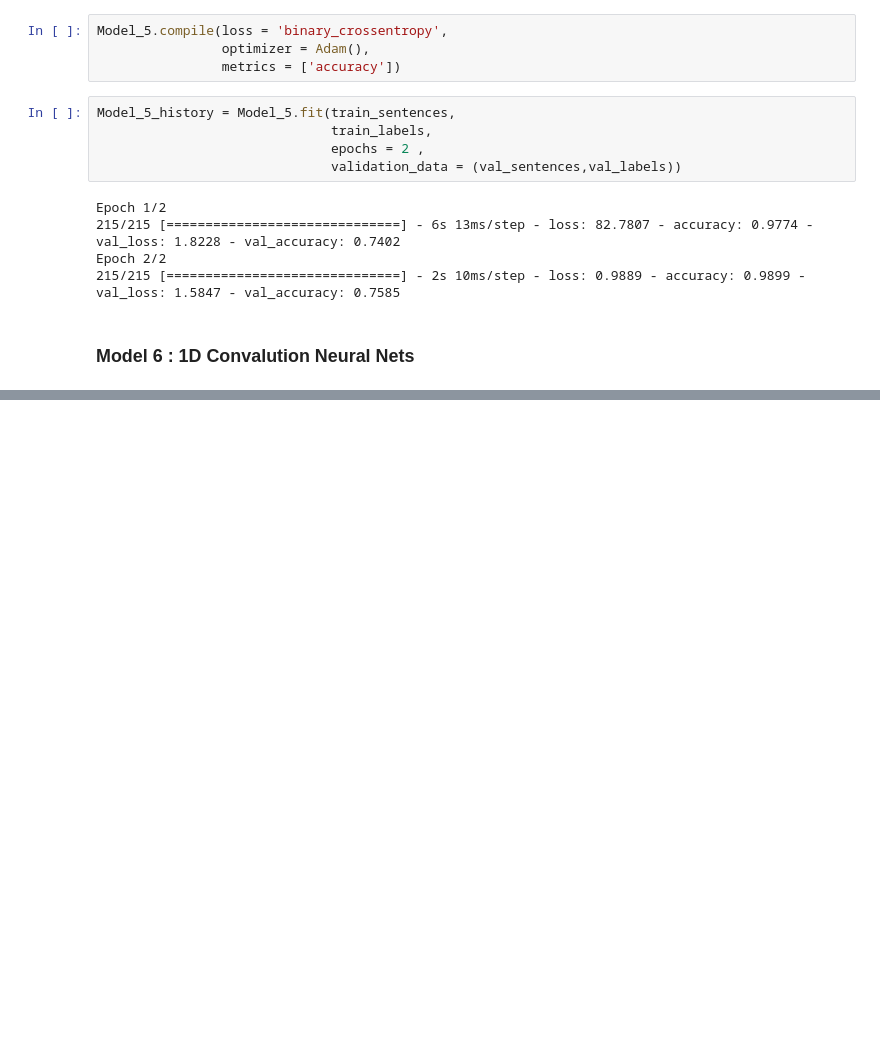
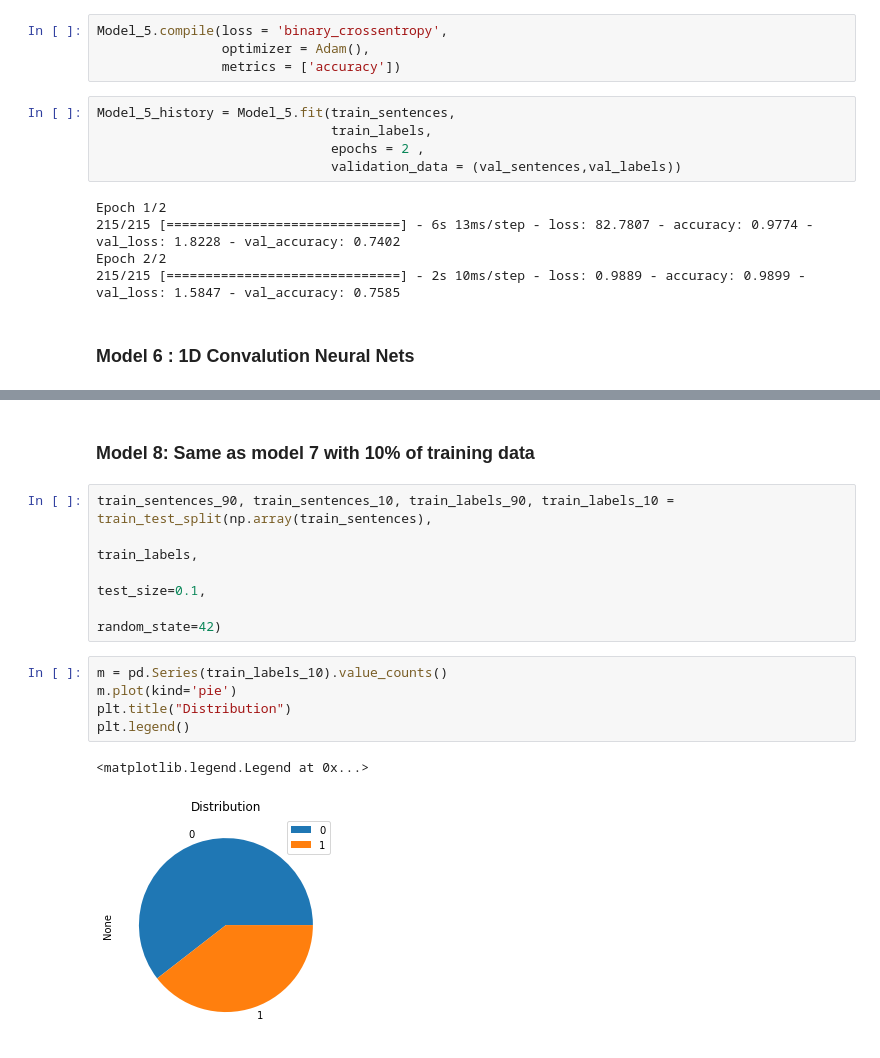
Before and after one commit to Hrithik2212/Disaster-Tweet-Analysis-with-Tensoflow-NLP, a Jupyter notebook: Disaster_Tweet_Analysis.ipynb, the cells around one changed output, grey strips where cells are left out. Drawn from its saved outputs; the diff is of its cells as text; blank space fills up the shorter version.

```diff
--- a/Disaster_Tweet_Analysis.ipynb
+++ b/Disaster_Tweet_Analysis.ipynb
@@ -655,0 +773,15 @@ Epoch 2/2
+# %% [markdown]
+### Model 8: Same as model 7 with 10% of training data
+# %%
+train_sentences_90, train_sentences_10, train_labels_90, train_labels_10 = train_test_split(np.array(train_sentences),
+                                                                                            train_labels,
+                                                                                            test_size=0.1,
+                                                                                            random_state=42)
+# %%
+m = pd.Series(train_labels_10).value_counts()
+m.plot(kind='pie')
+plt.title("Distribution")
+plt.legend()
+# %% [output]
+<matplotlib.legend.Legend at 0x...>
+[figure, added]
```
Also changed, not shown: parts of 31 cells of this notebook.
